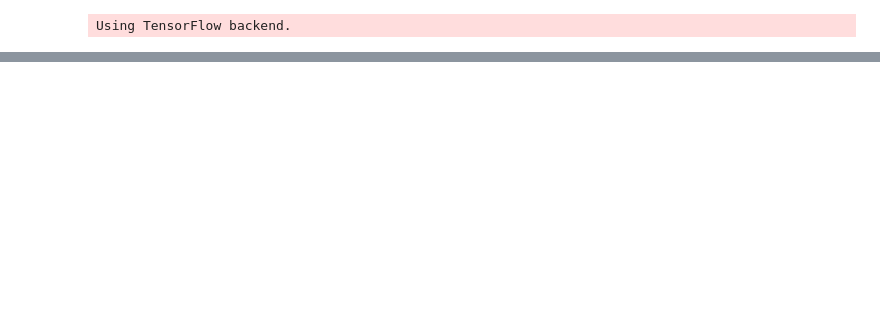
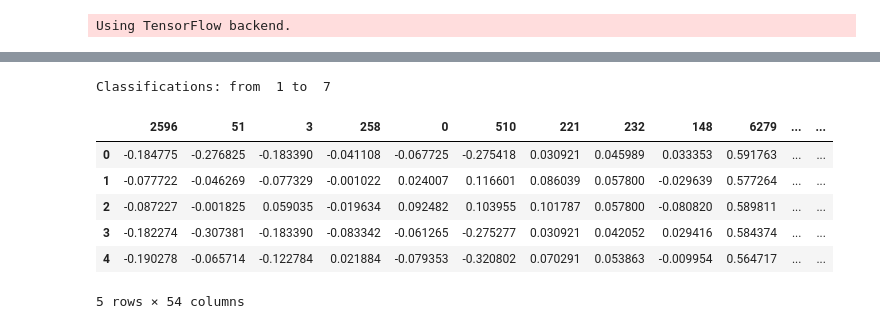
Before and after one commit to ginevracoal/statisticalMachineLearning, a Jupyter notebook: individual_project/code/covtype.ipynb, the cells around one changed output, grey strips where cells are left out. Saved outputs shown, nothing was run; the diff lists cells and outputs as text; code cells hidden in the pictures; blank space fills up the shorter version.

```diff
--- a/individual_project/code/covtype.ipynb
+++ b/individual_project/code/covtype.ipynb
@@ -10,0 +37,24 @@ FileNotFoundError: File b'../datasets/covtype.data' does not exist
+# %%
+print('Classifications: from ', min(covtype['5']), 'to ', max(covtype['5']))
+# %% [output]
+Classifications: from  1 to  7
+# %%
+X = covtype.drop(['5'], axis=1)
+le = LabelEncoder().fit(covtype['5'])
+y = le.transform(covtype['5'])
+
+# encode data
+encoded, encoders = number_encode_features(X)
+
+# scale columns between -1 and 1
+X = scale_columns(X)
+
+X.head()
+# %% [output]
+|  | 2596 | 51 | 3 | 258 | 0 | 510 | 221 | 232 | 148 | 6279 | ... | ... |
+| 0 | -0.184775 | -0.276825 | -0.183390 | -0.041108 | -0.067725 | -0.275418 | 0.030921 | 0.045989 | 0.033353 | 0.591763 | ... | ... |
+| 1 | -0.077722 | -0.046269 | -0.077329 | -0.001022 | 0.024007 | 0.116601 | 0.086039 | 0.057800 | -0.029639 | 0.577264 | ... | ... |
+| 2 | -0.087227 | -0.001825 | 0.059035 | -0.019634 | 0.092482 | 0.103955 | 0.101787 | 0.057800 | -0.080820 | 0.589811 | ... | ... |
+| 3 | -0.182274 | -0.307381 | -0.183390 | -0.083342 | -0.061265 | -0.275277 | 0.030921 | 0.042052 | 0.029416 | 0.584374 | ... | ... |
+| 4 | -0.190278 | -0.065714 | -0.122784 | 0.021884 | -0.079353 | -0.320802 | 0.070291 | 0.053863 | -0.009954 | 0.564717 | ... | ... |
+5 rows × 54 columns
```
Also changed, not shown: parts of 16 cells of this notebook, 1 other file.
